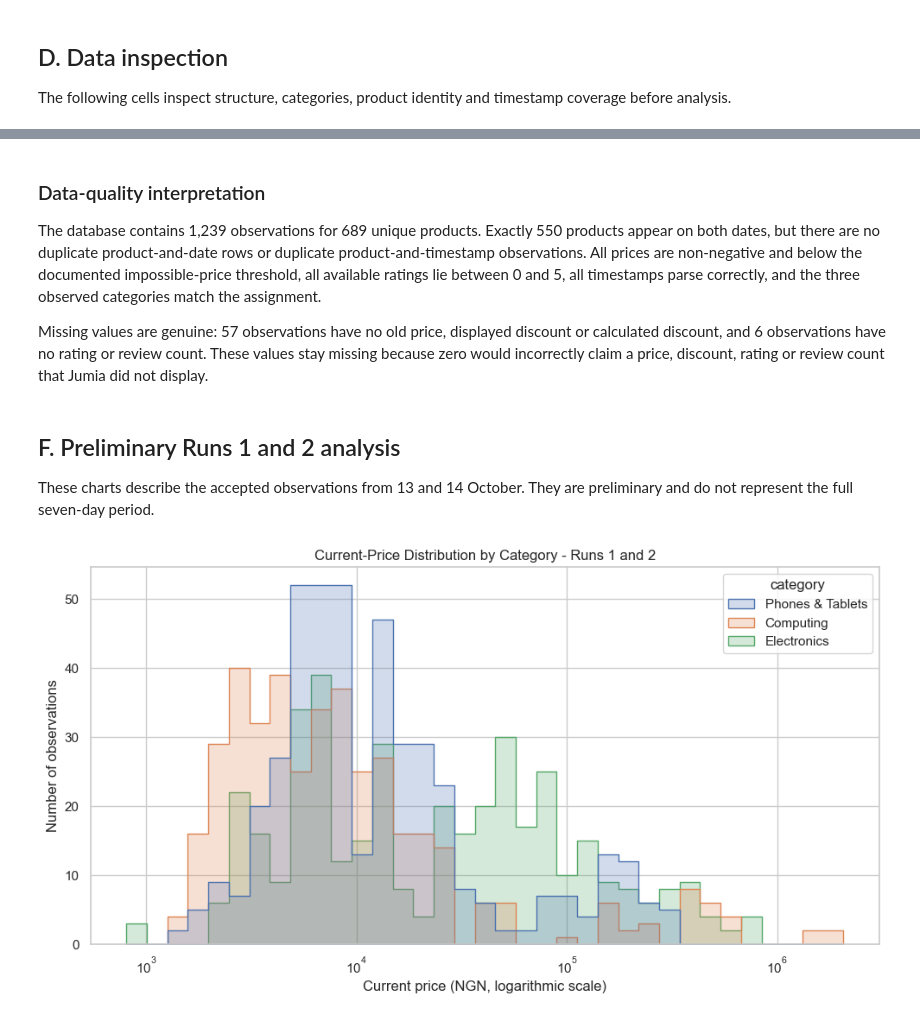
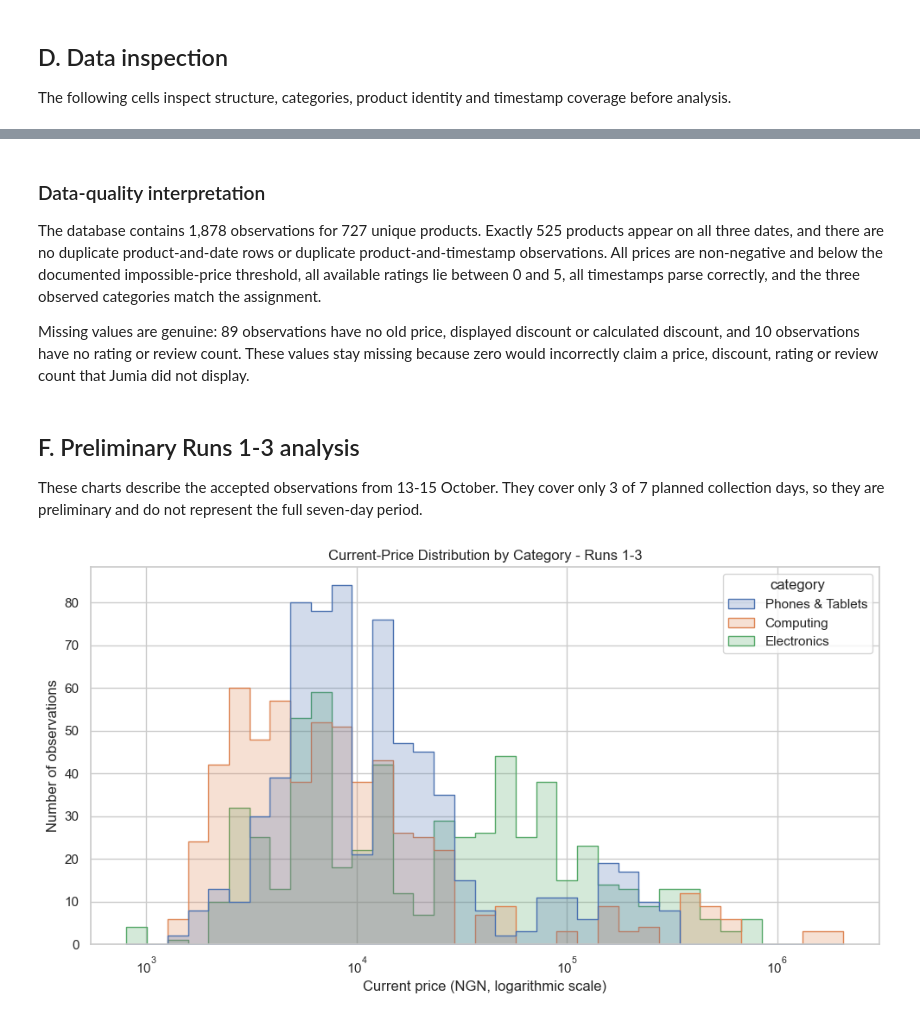
Before and after one commit to sedrackbisogho85-jpg/dsc2107-group2-jumia-ng, a Jupyter notebook: notebooks/jumia_analysis.ipynb, the cells around one changed output, grey strips where cells are left out. Cells and saved outputs as stored; diff of their text form; code cells hidden in the pictures.

```diff
--- a/notebooks/jumia_analysis.ipynb
+++ b/notebooks/jumia_analysis.ipynb
@@ -221,30 +227,30 @@ Category set matches expectation: True
 # %% [markdown]
 ### Data-quality interpretation
 
-The database contains 1,239 observations for 689 unique products. Exactly 550 products appear on both dates, but there are no duplicate product-and-date rows or duplicate product-and-timestamp observations. All prices are non-negative and below the documented impossible-price threshold, all available ratings lie between 0 and 5, all timestamps parse correctly, and the three observed categories match the assignment.
+The database contains 1,878 observations for 727 unique products. Exactly 525 products appear on all three dates, and there are no duplicate product-and-date rows or duplicate product-and-timestamp observations. All prices are non-negative and below the documented impossible-price threshold, all available ratings lie between 0 and 5, all timestamps parse correctly, and the three observed categories match the assignment.
 
-Missing values are genuine: 57 observations have no old price, displayed discount or calculated discount, and 6 observations have no rating or review count. These values stay missing because zero would incorrectly claim a price, discount, rating or review count that Jumia did not display.
+Missing values are genuine: 89 observations have no old price, displayed discount or calculated discount, and 10 observations have no rating or review count. These values stay missing because zero would incorrectly claim a price, discount, rating or review count that Jumia did not display.
 # %% [markdown]
-## F. Preliminary Runs 1 and 2 analysis
+## F. Preliminary Runs 1-3 analysis
 
-These charts describe the accepted observations from 13 and 14 October. They are preliminary and do not represent the full seven-day period.
+These charts describe the accepted observations from 13-15 October. They cover only 3 of 7 planned collection days, so they are preliminary and do not represent the full seven-day period.
 # %%
 plt.figure(figsize=(10, 5.5))
 sns.histplot(
     data=df,
     x="current_price",
     hue="category",
     bins=35,
     element="step",
     stat="count",
     common_norm=False,
     log_scale=(True, False),
 )
-plt.title("Current-Price Distribution by Category - Runs 1 and 2")
+plt.title(f"Current-Price Distribution by Category - {run_label}")
 plt.xlabel("Current price (NGN, logarithmic scale)")
 plt.ylabel("Number of observations")
 plt.tight_layout()
 plt.show()
 # %% [output]
-[figure, old version]
+[figure, new version]
 # %% [markdown]
```
Also changed, not shown: parts of 24 cells of this notebook, 3 other files.
